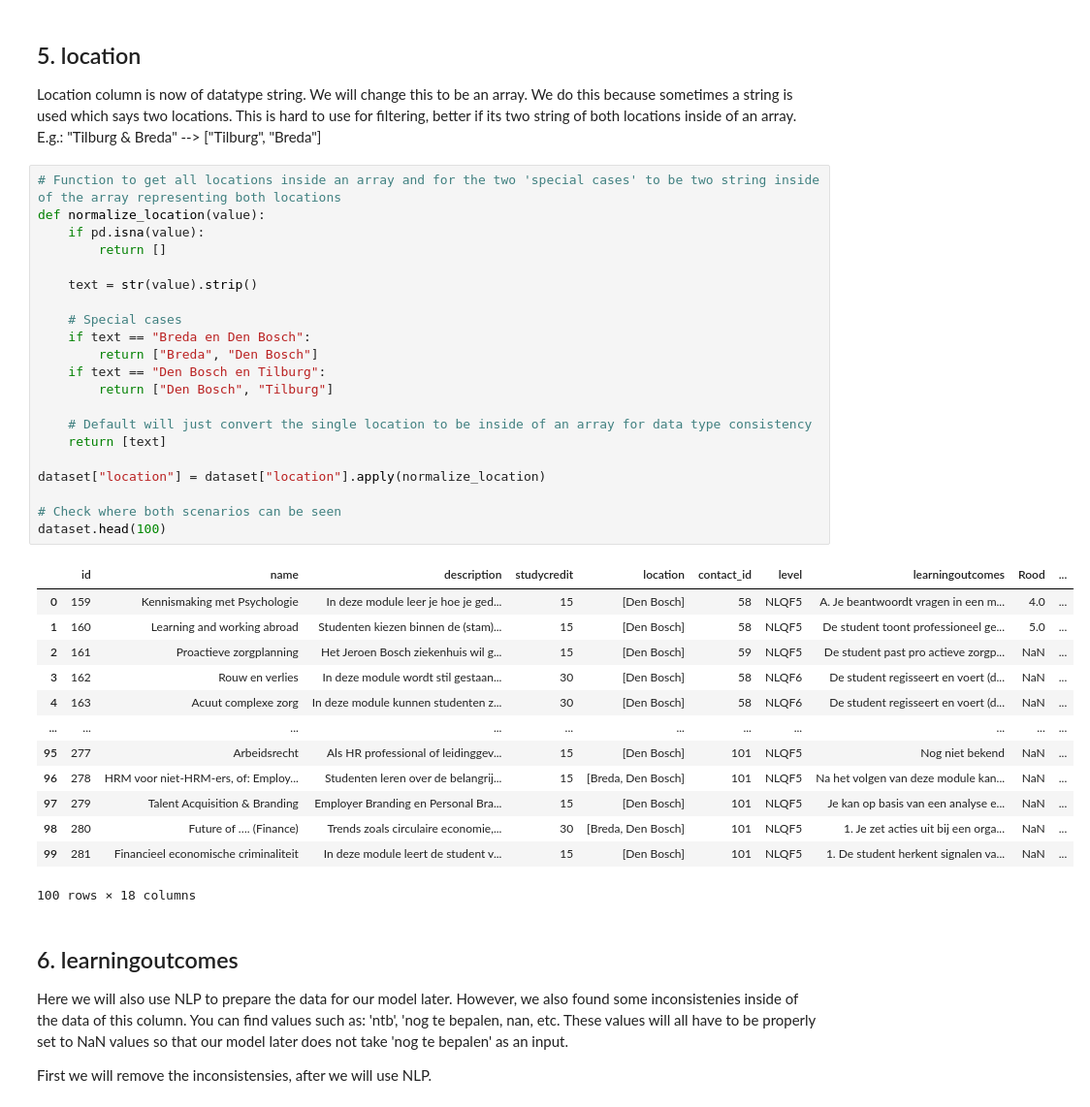
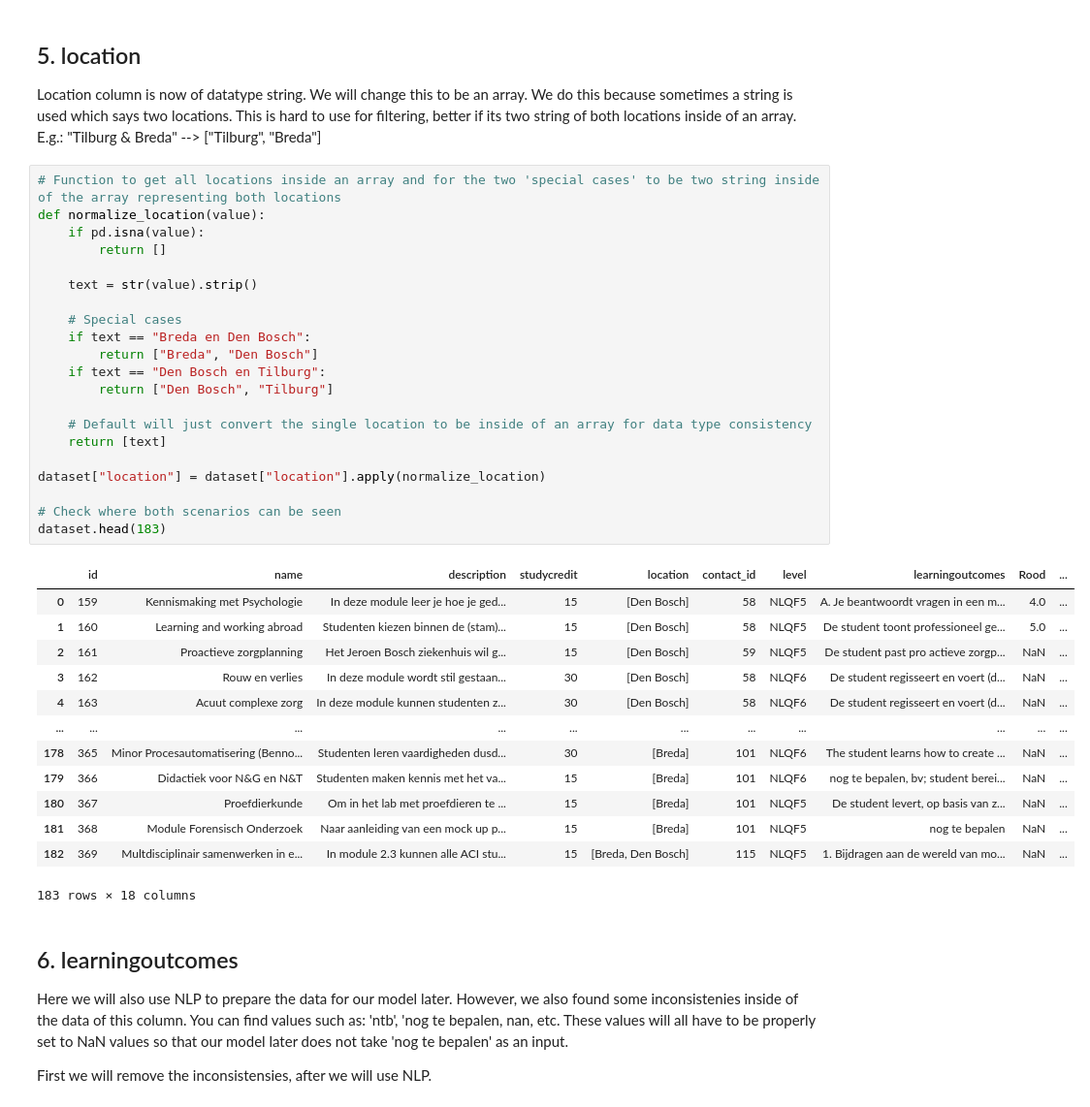
Before and after one commit to DanielvG-IT/Avans, a Jupyter notebook: Notebooks/02_data_cleaning.ipynb, the cells around one changed output. Shown at 97% size. Drawn from its saved outputs; the diff is of its cells as text.

```diff
--- a/Notebooks/02_data_cleaning.ipynb
+++ b/Notebooks/02_data_cleaning.ipynb
@@ -97,38 +99,38 @@ Location column is now of datatype string. We will change this to be an array. W
 # %%
 # Function to get all locations inside an array and for the two 'special cases' to be two string inside of the array representing both locations
 def normalize_location(value):
     if pd.isna(value):
         return []
 
     text = str(value).strip()
 
     # Special cases
     if text == "Breda en Den Bosch":
         return ["Breda", "Den Bosch"]
     if text == "Den Bosch en Tilburg":
         return ["Den Bosch", "Tilburg"]
 
     # Default will just convert the single location to be inside of an array for data type consistency
     return [text]
 
 dataset["location"] = dataset["location"].apply(normalize_location)
 
 # Check where both scenarios can be seen
-dataset.head(100)
+dataset.head(183)
 # %% [output]
 |  | id | name | description | studycredit | location | contact_id | level | learningoutcomes | Rood | ... |
 | 0 | 159 | Kennismaking met Psychologie | In deze module leer je hoe je ged... | 15 | [Den Bosch] | 58 | NLQF5 | A. Je beantwoordt vragen in een m... | 4.0 | ... |
 | 1 | 160 | Learning and working abroad | Studenten kiezen binnen de (stam)... | 15 | [Den Bosch] | 58 | NLQF5 | De student toont professioneel ge... | 5.0 | ... |
 | 2 | 161 | Proactieve zorgplanning | Het Jeroen Bosch ziekenhuis wil g... | 15 | [Den Bosch] | 59 | NLQF5 | De student past pro actieve zorgp... | NaN | ... |
 | 3 | 162 | Rouw en verlies | In deze module wordt stil gestaan... | 30 | [Den Bosch] | 58 | NLQF6 | De student regisseert en voert (d... | NaN | ... |
 | 4 | 163 | Acuut complexe zorg | In deze module kunnen studenten z... | 30 | [Den Bosch] | 58 | NLQF6 | De student regisseert en voert (d... | NaN | ... |
 | ... | ... | ... | ... | ... | ... | ... | ... | ... | ... | ... |
-| 95 | 277 | Arbeidsrecht | Als HR professional of leidinggev... | 15 | [Den Bosch] | 101 | NLQF5 | Nog niet bekend | NaN | ... |
-| 96 | 278 | HRM voor niet-HRM-ers, of: Employ... | Studenten leren over de belangrij... | 15 | [Breda, Den Bosch] | 101 | NLQF5 | Na het volgen van deze module kan... | NaN | ... |
-| 97 | 279 | Talent Acquisition & Branding | Employer Branding en Personal Bra... | 15 | [Den Bosch] | 101 | NLQF5 | Je kan op basis van een analyse e... | NaN | ... |
-| 98 | 280 | Future of …. (Finance) | Trends zoals circulaire economie,... | 30 | [Breda, Den Bosch] | 101 | NLQF5 | 1. Je zet acties uit bij een orga... | NaN | ... |
-| 99 | 281 | Financieel economische criminaliteit | In deze module leert de student v... | 15 | [Den Bosch] | 101 | NLQF5 | 1. De student herkent signalen va... | NaN | ... |
+| 178 | 365 | Minor Procesautomatisering (Benno... | Studenten leren vaardigheden dusd... | 30 | [Breda] | 101 | NLQF6 | The student learns how to create ... | NaN | ... |
+| 179 | 366 | Didactiek voor N&G en N&T | Studenten maken kennis met het va... | 15 | [Breda] | 101 | NLQF6 | nog te bepalen, bv; student berei... | NaN | ... |
+| 180 | 367 | Proefdierkunde | Om in het lab met proefdieren te ... | 15 | [Breda] | 101 | NLQF5 | De student levert, op basis van z... | NaN | ... |
+| 181 | 368 | Module Forensisch Onderzoek | Naar aanleiding van een mock up p... | 15 | [Breda] | 101 | NLQF5 | nog te bepalen | NaN | ... |
+| 182 | 369 | Multdisciplinair samenwerken in e... | In module 2.3 kunnen alle ACI stu... | 15 | [Breda, Den Bosch] | 115 | NLQF5 | 1. Bijdragen aan de wereld van mo... | NaN | ... |
-100 rows × 18 columns
+183 rows × 18 columns
 # %% [markdown]
 ## 6. learningoutcomes
 Here we will also use NLP to prepare the data for our model later. However, we also found some inconsistenies inside of the data of this column. You can find values such as: 'ntb', 'nog te bepalen, nan, etc. These values will all have to be properly set to NaN values so that our model later does not take 'nog te bepalen' as an input.
```
Also changed, not shown: parts of 2 cells of this notebook, 1 other file.
